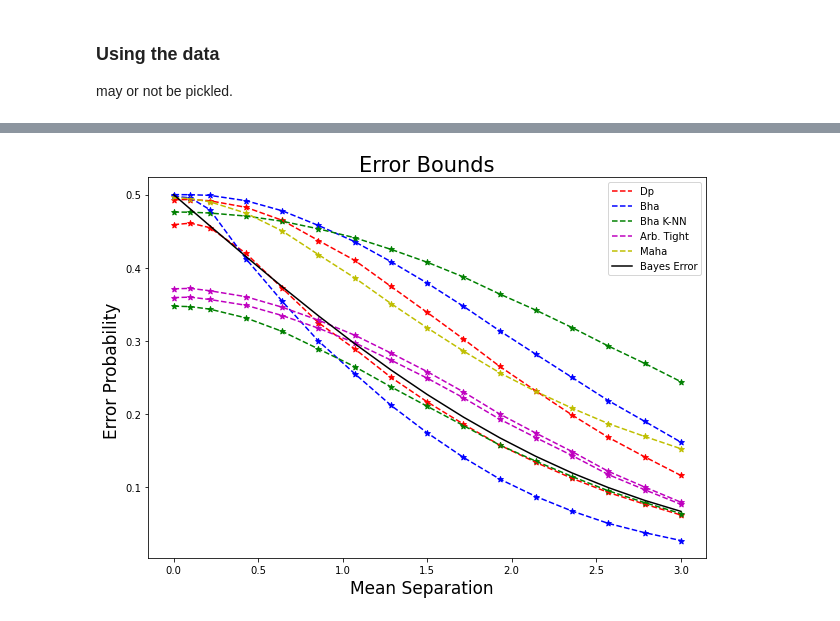
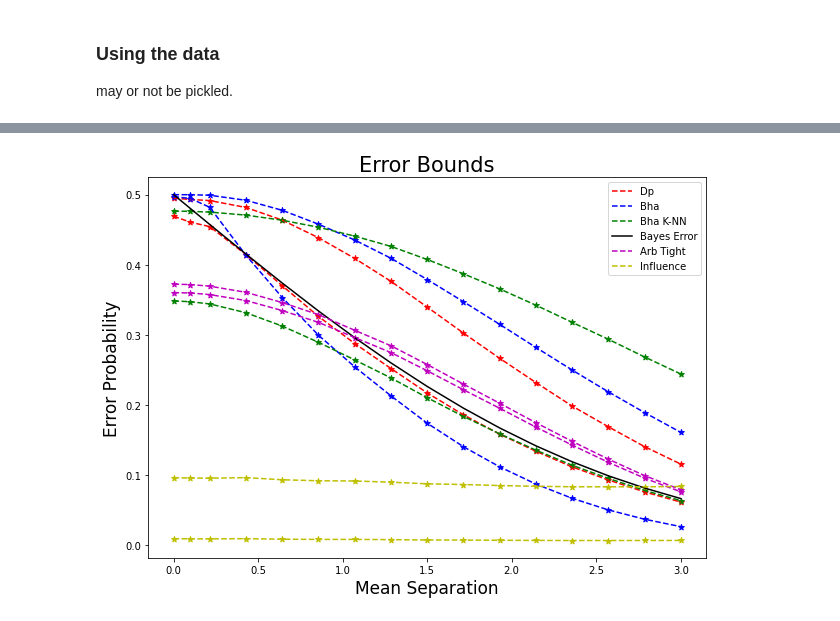
Before and after one commit to rj-may/BER_Bounds_Eval, a Jupyter notebook: plots/mean_sep_V2_knnBah.ipynb, the cells around one changed output, grey strips where cells are left out. Cells and saved outputs as stored; diff of their text form; code cells hidden in the pictures.

```diff
--- a/plots/mean_sep_V2_knnBah.ipynb
+++ b/plots/mean_sep_V2_knnBah.ipynb
@@ -260,2 +244,6 @@ for obj in bound_obj_lst2:
+# %%
+df = pd.DataFrame([obj() for obj in bound_obj_lst2], index = mean_sep)
+
+# df
 # %%
 
@@ -280,46 +269,51 @@ Bha_knn_l
 # %%
-fs =17
-fig = plt.figure(figsize=(10, 7))
-ax = fig.add_subplot(111)
+fs = 17
+
+fig, ax = plt.subplots(figsize=(10, 7))
+
+# Plot Dp
+ax.plot(df["Dp_lower"], 'r--', label='Dp')
+ax.plot(df["Dp_upper"], 'r--')
+ax.scatter(df.index, df["Dp_lower"], color='r', marker='*')
+ax.scatter(df.index, df["Dp_upper"], color='r', marker='*')
+
+# Plot Bha
+ax.plot(df["Bha_lower"], 'b--', label='Bha')
+ax.plot(df["Bha_upper"], 'b--')
+ax.scatter(df.index, df["Bha_upper"], color='b', marker='*')
+ax.scatter(df.index, df["Bha_lower"], color='b', marker='*')
+
+# Plot Bha K-NN
+ax.plot(df["Bha_knn_lower"], 'g--')
+ax.plot(df["Bha_knn_upper"], 'g--', label='Bha K-NN')
+ax.scatter(df.index, df["Bha_knn_upper"], color='g', marker='*')
+ax.scatter(df.index, df["Bha_knn_lower"], color='g', marker='*')
+
+# Plot Bayes Error
+ax.plot(mean_sep, exact, 'k', label='Bayes Error')
+
+# Plot Lower and Upper G_a
+ax.plot(df["tight_lower"], 'm--', label="Arb Tight")
+ax.plot(df["tight_upper"], 'm--')
+ax.scatter(df.index, df["tight_lower"], color='m', marker='*')
+ax.scatter(df.index, df["tight_upper"], color='m', marker='*')
+
+# Plot Maha
+# ax.plot( df["Maha_upper"], 'y--', label='Maha')
+# ax.scatter(df.index, df["Maha_upper"], color='y', marker='*')
+
+# Plot Lower and Upper G_a
+ax.plot(df["inf_lower"], 'y--', label="Influence")
+ax.plot(df["inf_upper"], 'y--')
+ax.scatter(df.index, df["inf_lower"], color='y', marker='*')
+ax.scatter(df.index, df["inf_upper"], color='y', marker='*')
 
 
-ax.plot(mean_sep, dp_l, 'r--', label='Dp')
-ax.plot(mean_sep, dp_u, 'r--')
-
-ax.scatter(mean_sep, dp_l, color='r', marker='*')
-ax.scatter(mean_sep, dp_u, color ='r', marker ='*' )
-
-ax.plot(mean_sep, Bha_l, 'b--', label='Bha')
-ax.plot(mean_sep, Bha_u, 'b--')
-ax.scatter(mean_sep, Bha_u, color='b', marker='*')
-ax.scatter(mean_sep, Bha_l, color ='b', marker ='*' )
-
-
-ax.plot(mean_sep, Bha_knn_l, 'g--')
-ax.plot(mean_sep, Bha_knn_u, 'g--', label='Bha K-NN')
-ax.scatter(mean_sep, Bha_knn_u, color='g', marker='*')
-ax.scatter(mean_sep, Bha_knn_l, color ='g', marker ='*' )
-
-
-
-ax.plot(mean_sep, tight_l, 'm--', label='Arb. Tight')
-ax.plot(mean_sep, tight_u, 'm--')
-ax.scatter(mean_sep, tight_l, color='m', marker='*')
-ax.scatter(mean_sep, tight_u, color ='m', marker ='*' )
-
-ax.plot(mean_sep, Mah_u, 'y--', label='Maha')
-ax.scatter(mean_sep, Mah_u, color ='y', marker ='*' )
-
-
-ax.plot(mean_sep, exact, 'k', label='Bayes Error')
-
-
-ax.set_xlabel("Mean Separation  ", fontsize = fs)
-ax.set_ylabel("Error Probability ", fontsize=fs)
-ax.set_title("Error Bounds", fontsize = fs +4)
+ax.set_xlabel("Mean Separation", fontsize=fs)
+ax.set_ylabel("Error Probability", fontsize=fs)
+ax.set_title("Error Bounds", fontsize=fs + 4)
 ax.legend()
-# plt.savefig("bounds.png",facecolor=(1,1,1,1))
 
 plt.show()
 # %% [output]
-[figure, old version]
+[figure, new version]
```
Also changed, not shown: parts of 4 cells of this notebook, 1 other file.
